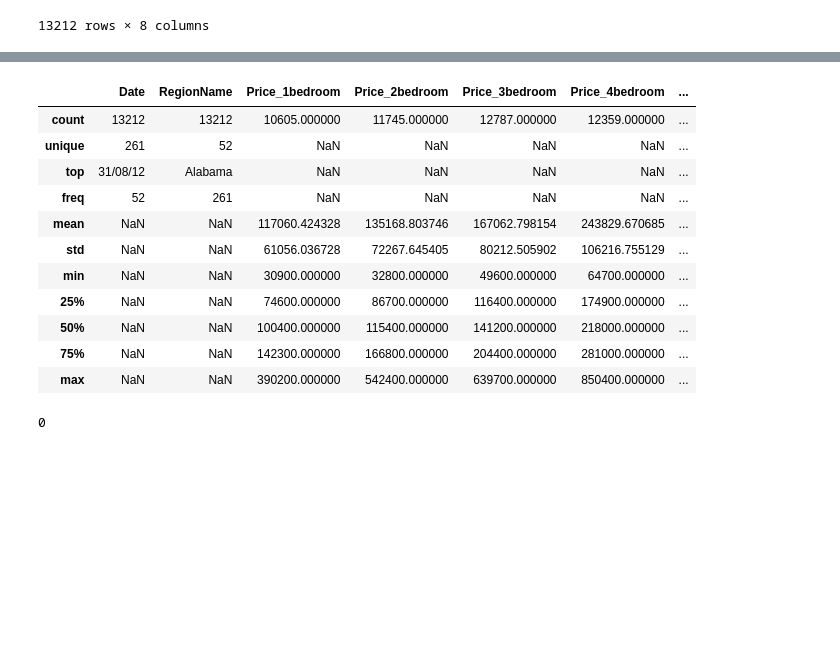
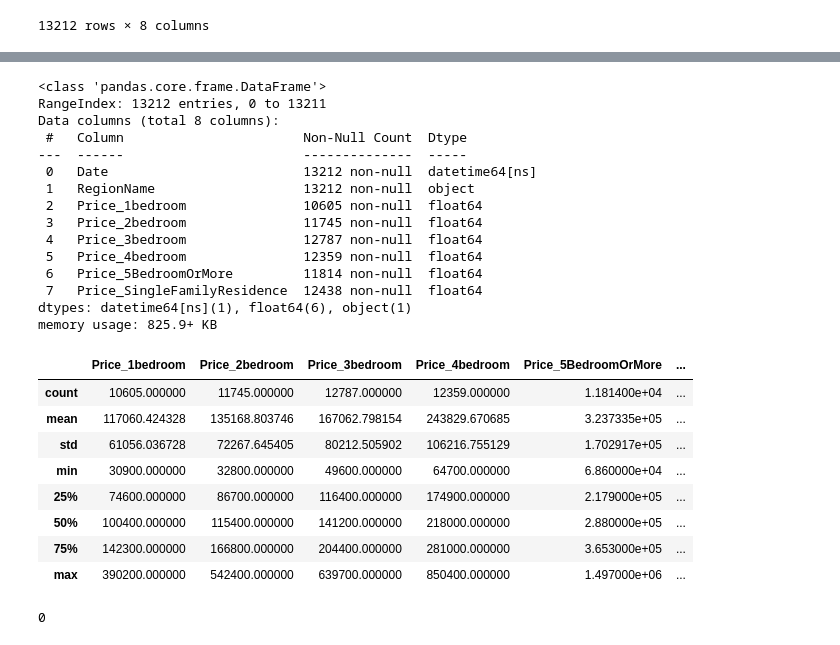
Before and after one commit to MaliheDahmardeh/state-house-price-analysis-SM, a Jupyter notebook: state-house-price-analysis.ipynb, the cells around one changed output, grey strips where cells are left out. Cells and saved outputs as stored; diff of their text form; code cells hidden in the pictures; blank space fills up the shorter version.

```diff
--- a/state-house-price-analysis.ipynb
+++ b/state-house-price-analysis.ipynb
@@ -20,5 +22,5 @@ sample_data  State_house_prices_ts_usa.csv
 # %%
-df = pd.read_csv('State_house_prices_ts_usa.csv')
+df = pd.read_csv('State_house_prices_ts.csv')
 df
 # %% [output]
 |  | Date;RegionName;Price_1bedroom;Pr... |
@@ -136,3 +138,7 @@ Data columns (total 8 columns):
  7   Price_SingleFamilyResidence  12438 non-null  float64
 dtypes: float64(6), object(2)
 memory usage: 825.9+ KB
+# %%
+df['Date'] = pd.DatetimeIndex(df['Date'])
+print(df['Date'])
+print(type(df['Date']))
@@ -139,18 +177,33 @@ memory usage: 825.9+ KB
+# %%
+df.info()
+# %% [output]
+<class 'pandas.core.frame.DataFrame'>
+RangeIndex: 13212 entries, 0 to 13211
+Data columns (total 8 columns):
+ #   Column                       Non-Null Count  Dtype
+---  ------                       --------------  -----
+ 0   Date                         13212 non-null  datetime64[ns]
+ 1   RegionName                   13212 non-null  object
+ 2   Price_1bedroom               10605 non-null  float64
+ 3   Price_2bedroom               11745 non-null  float64
+ 4   Price_3bedroom               12787 non-null  float64
+ 5   Price_4bedroom               12359 non-null  float64
+ 6   Price_5BedroomOrMore         11814 non-null  float64
+ 7   Price_SingleFamilyResidence  12438 non-null  float64
+dtypes: datetime64[ns](1), float64(6), object(1)
+memory usage: 825.9+ KB
 # %%
-df.describe(include='all')
+df.describe()
 # %% [output]
-|  | Date | RegionName | Price_1bedroom | Price_2bedroom | Price_3bedroom | Price_4bedroom | ... |
-| count | 13212 | 13212 | 10605.000000 | 11745.000000 | 12787.000000 | 12359.000000 | ... |
-| unique | 261 | 52 | NaN | NaN | NaN | NaN | ... |
-| top | 31/08/12 | Alabama | NaN | NaN | NaN | NaN | ... |
-| freq | 52 | 261 | NaN | NaN | NaN | NaN | ... |
-| mean | NaN | NaN | 117060.424328 | 135168.803746 | 167062.798154 | 243829.670685 | ... |
-| std | NaN | NaN | 61056.036728 | 72267.645405 | 80212.505902 | 106216.755129 | ... |
-| min | NaN | NaN | 30900.000000 | 32800.000000 | 49600.000000 | 64700.000000 | ... |
-| 25% | NaN | NaN | 74600.000000 | 86700.000000 | 116400.000000 | 174900.000000 | ... |
-| 50% | NaN | NaN | 100400.000000 | 115400.000000 | 141200.000000 | 218000.000000 | ... |
-| 75% | NaN | NaN | 142300.000000 | 166800.000000 | 204400.000000 | 281000.000000 | ... |
-| max | NaN | NaN | 390200.000000 | 542400.000000 | 639700.000000 | 850400.000000 | ... |
+|  | Price_1bedroom | Price_2bedroom | Price_3bedroom | Price_4bedroom | Price_5BedroomOrMore | ... |
+| count | 10605.000000 | 11745.000000 | 12787.000000 | 12359.000000 | 1.181400e+04 | ... |
+| mean | 117060.424328 | 135168.803746 | 167062.798154 | 243829.670685 | 3.237335e+05 | ... |
+| std | 61056.036728 | 72267.645405 | 80212.505902 | 106216.755129 | 1.702917e+05 | ... |
+| min | 30900.000000 | 32800.000000 | 49600.000000 | 64700.000000 | 6.860000e+04 | ... |
+| 25% | 74600.000000 | 86700.000000 | 116400.000000 | 174900.000000 | 2.179000e+05 | ... |
+| 50% | 100400.000000 | 115400.000000 | 141200.000000 | 218000.000000 | 2.880000e+05 | ... |
+| 75% | 142300.000000 | 166800.000000 | 204400.000000 | 281000.000000 | 3.653000e+05 | ... |
+| max | 390200.000000 | 542400.000000 | 639700.000000 | 850400.000000 | 1.497000e+06 | ... |
 # %%
 df.duplicated().sum()
 # %% [output]
```
Also changed, not shown: parts of 7 cells of this notebook.
